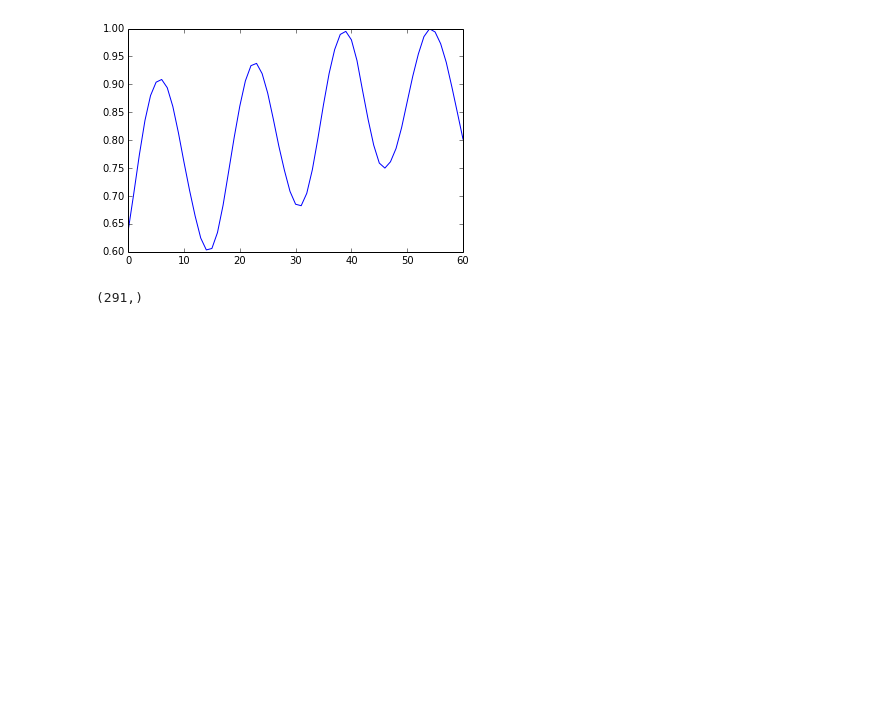
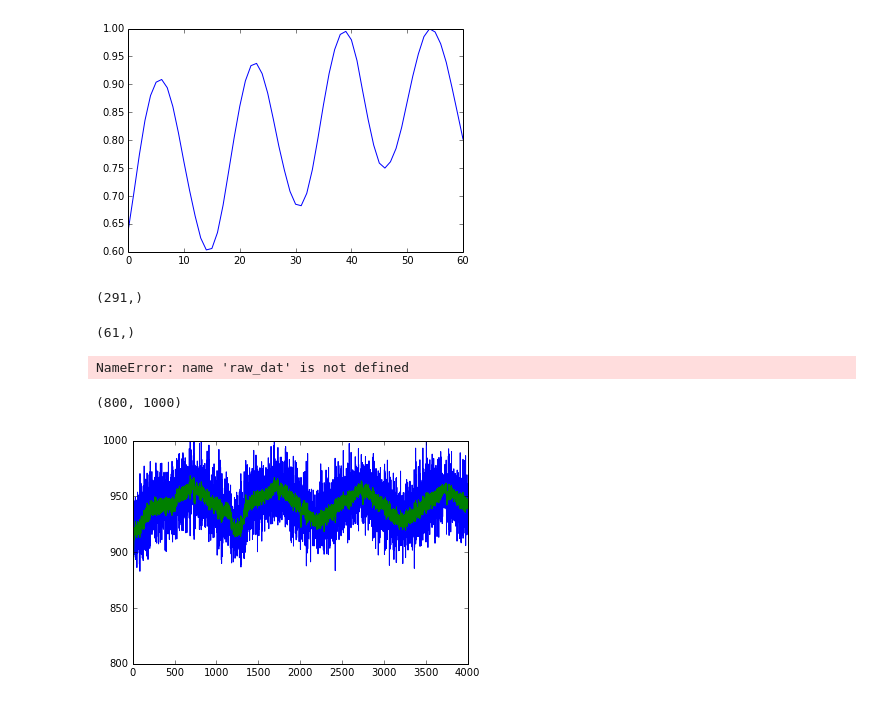
Before and after one commit to Seanny123/nef-conceptors, a Jupyter notebook: func_test.ipynb, the cells around one changed output. Drawn from its saved outputs; the diff is of its cells as text; code cells hidden in the pictures; blank space fills up the shorter version.

```diff
--- a/func_test.ipynb
+++ b/func_test.ipynb
@@ -114,3 +152,22 @@ tmp = af['nnRawDataExaStride'].T
 tmp[0].shape
 # %% [output]
 (291,)
+# %%
+reg_out = scipy.io.loadmat("pattern_out.mat")['reg_out']
+# %%
+print(reg_out[0, :].shape)
+print(np.min(raw_dat))
+print(np.max(raw_dat))
+# %% [output]
+(61,)
+NameError: name 'raw_dat' is not defined
+# %%
+from nengo.synapses import filt
+
+plt_val = d3_scale(reg_out[:, 0], in_range=(-1, 1), out_range=min_maxs[0])
+plt.plot(plt_val)
+plt.plot(filt(plt_val, 0.003, dt=0.001))
+plt.ylim(800, 1000)
+# %% [output]
+(800, 1000)
+[figure, added]
```
Also changed, not shown: parts of 8 cells of this notebook, 6 other files.
